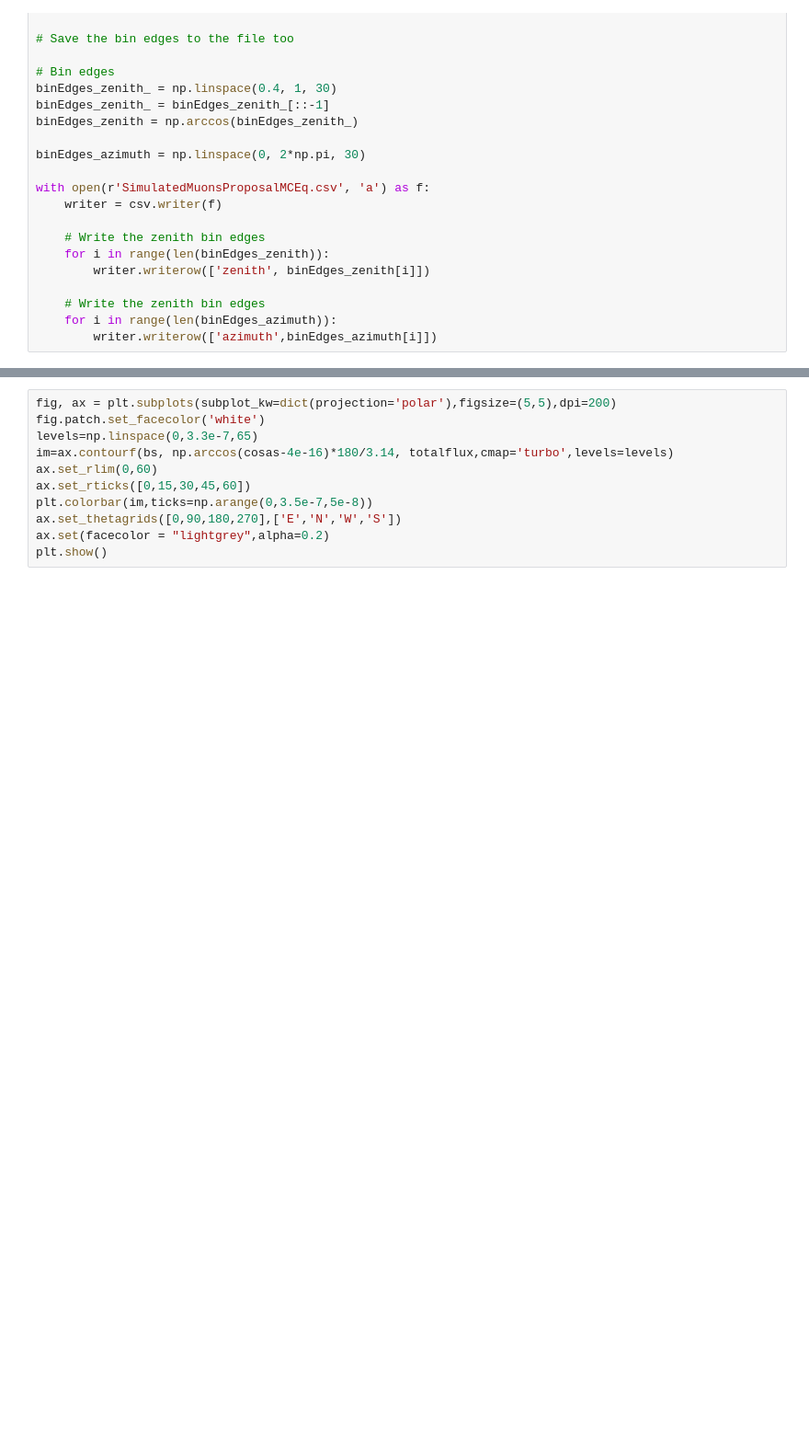
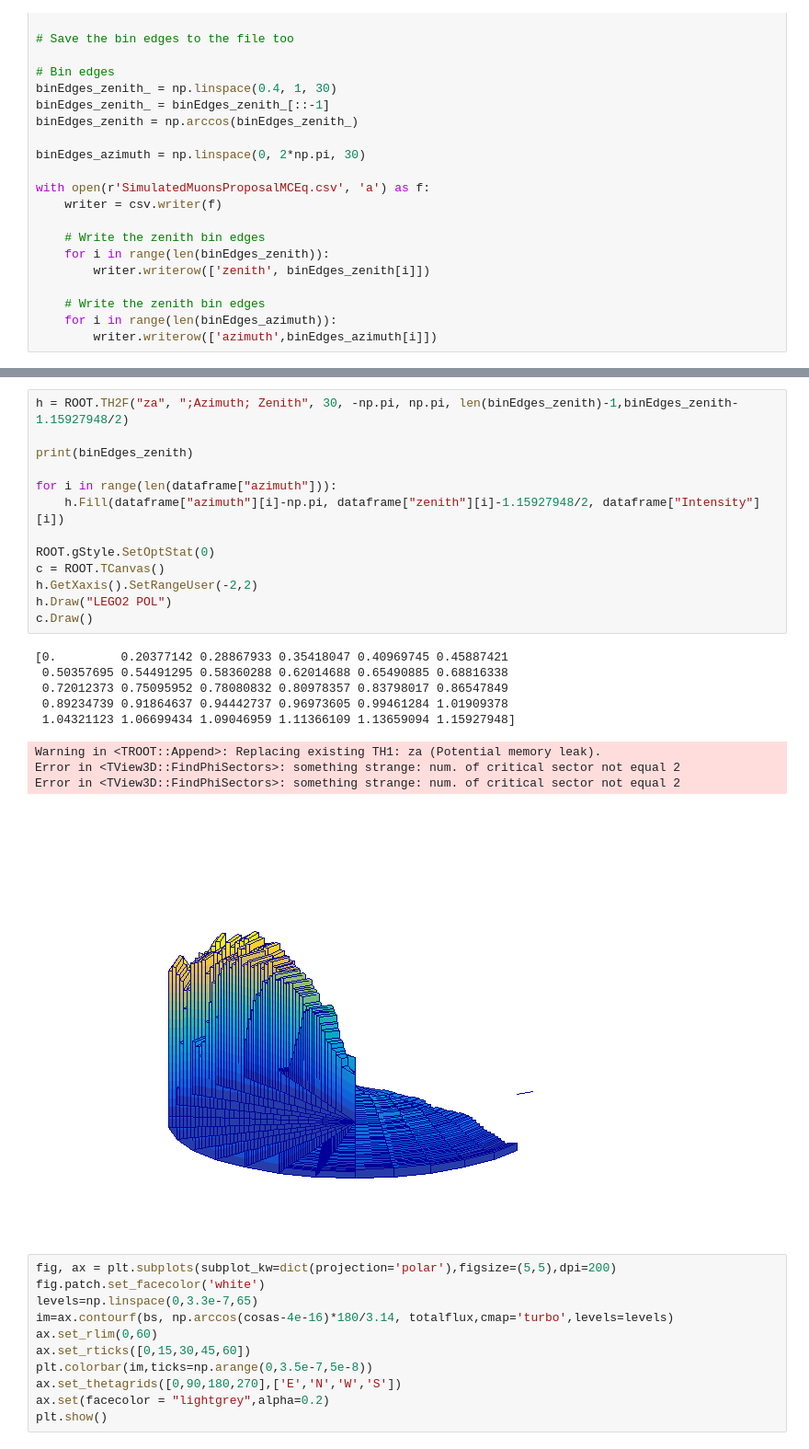
Before and after one commit to kvjmistry/MuonGenerator, a Jupyter notebook: MCEQProposalCombine.ipynb, the cells around one changed output, grey strips where cells are left out. Shown at 92% size. Saved outputs shown, nothing was run; the diff lists cells and outputs as text; blank space fills up the shorter version.

```diff
--- a/MCEQProposalCombine.ipynb
+++ b/MCEQProposalCombine.ipynb
@@ -117,3 +146,26 @@ im=plt.pcolormesh(bs+np.pi,zenith_,totalflux,cmap='inferno',shading='auto',vmin=
+# %%
+h = ROOT.TH2F("za", ";Azimuth; Zenith", 30, -np.pi, np.pi, len(binEdges_zenith)-1,binEdges_zenith-1.15927948/2)
+
+print(binEdges_zenith)
+
+for i in range(len(dataframe["azimuth"])):
+    h.Fill(dataframe["azimuth"][i]-np.pi, dataframe["zenith"][i]-1.15927948/2, dataframe["Intensity"][i])
+
+ROOT.gStyle.SetOptStat(0)
+c = ROOT.TCanvas()
+h.GetXaxis().SetRangeUser(-2,2)
+h.Draw("LEGO2 POL")
+c.Draw()
+# %% [output]
+[0.         0.20377142 0.28867933 0.35418047 0.40969745 0.45887421
+ 0.50357695 0.54491295 0.58360288 0.62014688 0.65490885 0.68816338
+ 0.72012373 0.75095952 0.78080832 0.80978357 0.83798017 0.86547849
+ 0.89234739 0.91864637 0.94442737 0.96973605 0.99461284 1.01909378
+ 1.04321123 1.06699434 1.09046959 1.11366109 1.13659094 1.15927948]
+Warning in <TROOT::Append>: Replacing existing TH1: za (Potential memory leak).
+Error in <TView3D::FindPhiSectors>: something strange: num. of critical sector not equal 2
+Error in <TView3D::FindPhiSectors>: something strange: num. of critical sector not equal 2
+[figure, added]
 # %%
 fig, ax = plt.subplots(subplot_kw=dict(projection='polar'),figsize=(5,5),dpi=200)
 fig.patch.set_facecolor('white')
```
Also changed, not shown: parts of 3 cells of this notebook, 2 other files.
